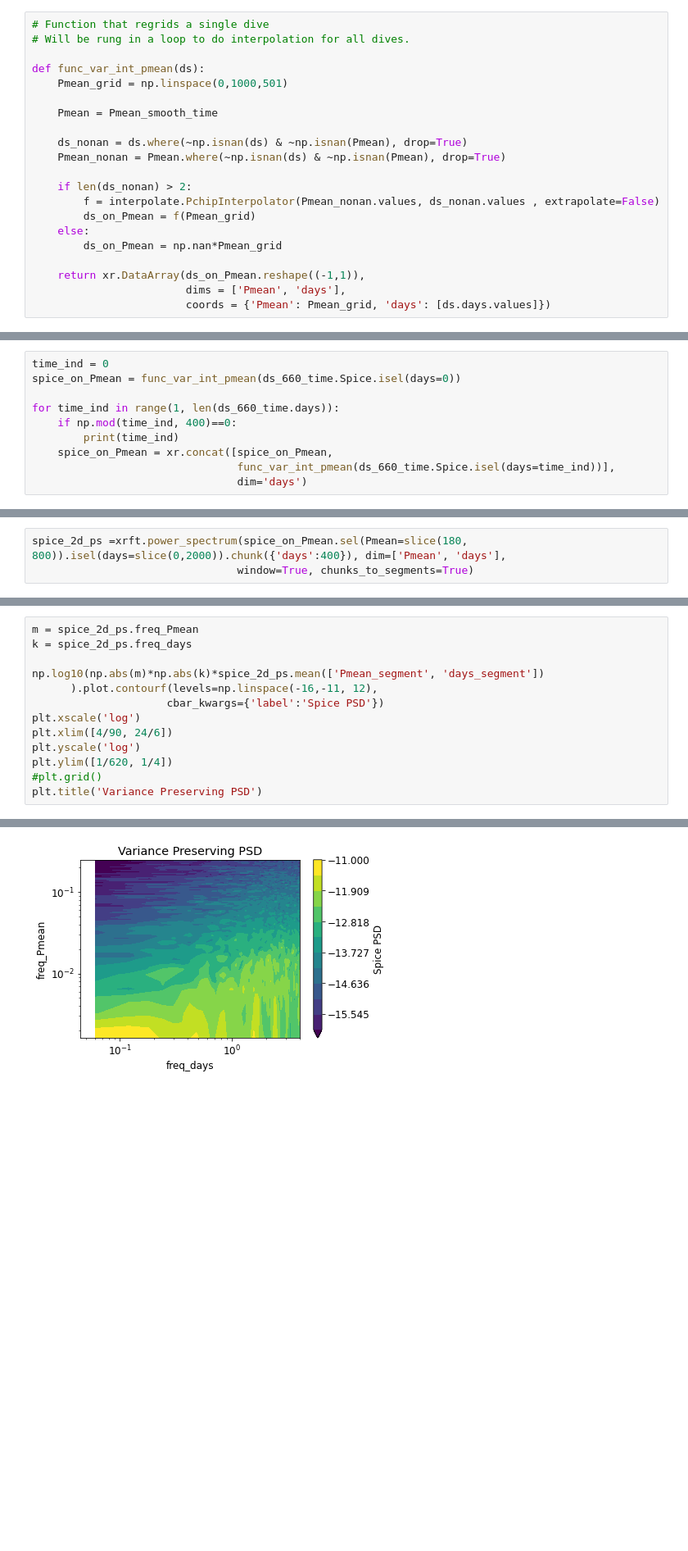
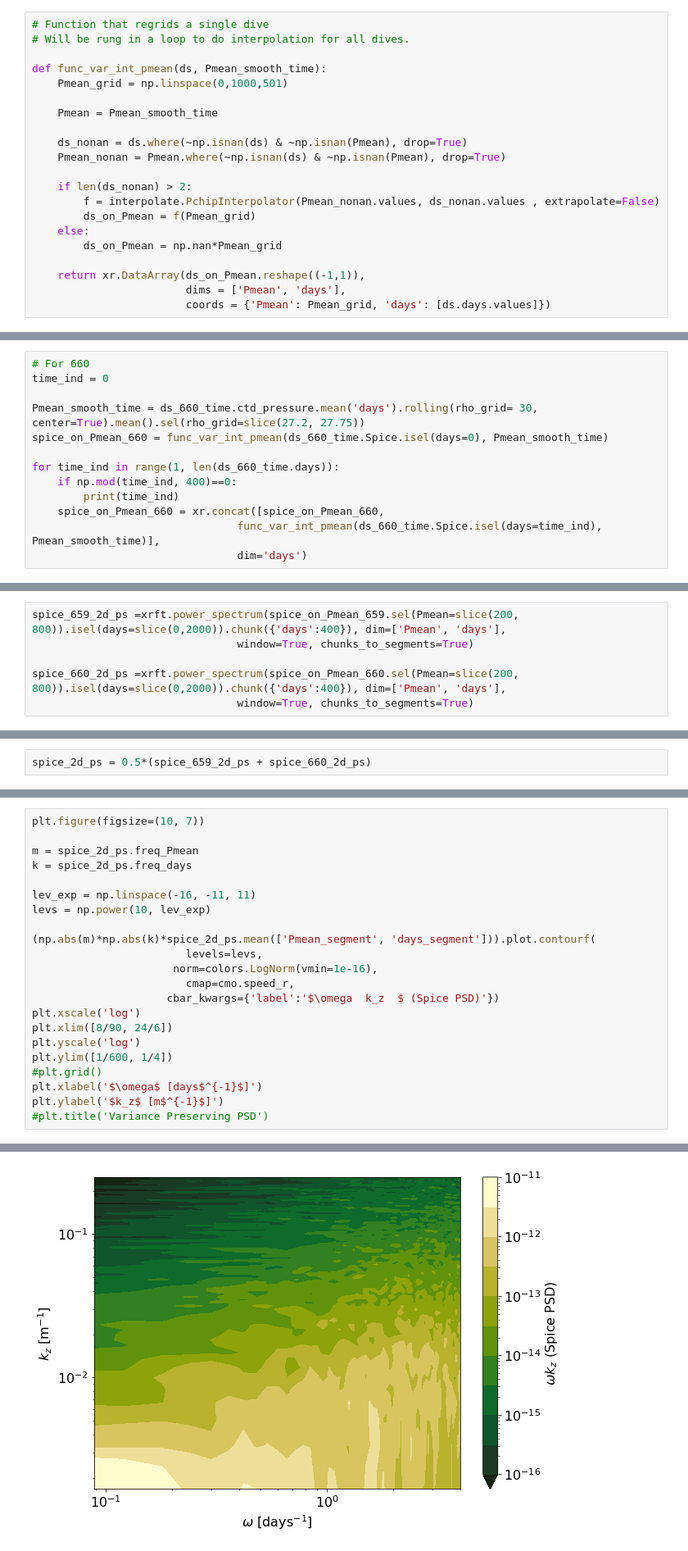
Before and after one commit to dhruvbalwada/sogos, a Jupyter notebook: notebooks/notebooks_variability_paper/2D_spectra.ipynb, the cells around one changed output, grey strips where cells are left out. Shown at 82% size. Saved outputs shown, nothing was run; the diff lists cells and outputs as text; blank space fills up the shorter version.

```diff
--- a/notebooks/notebooks_variability_paper/2D_spectra.ipynb
+++ b/notebooks/notebooks_variability_paper/2D_spectra.ipynb
@@ -114,7 +160,7 @@ plt.legend()
 # Function that regrids a single dive
 # Will be rung in a loop to do interpolation for all dives.
 
-def func_var_int_pmean(ds):
+def func_var_int_pmean(ds, Pmean_smooth_time):
     Pmean_grid = np.linspace(0,1000,501)
 
     Pmean = Pmean_smooth_time
@@ -138,12 +199,15 @@ def func_var_int_pmean(ds):
 # %%
+# For 660
 time_ind = 0
-spice_on_Pmean = func_var_int_pmean(ds_660_time.Spice.isel(days=0))
+
+Pmean_smooth_time = ds_660_time.ctd_pressure.mean('days').rolling(rho_grid= 30, center=True).mean().sel(rho_grid=slice(27.2, 27.75))
+spice_on_Pmean_660 = func_var_int_pmean(ds_660_time.Spice.isel(days=0), Pmean_smooth_time)
 
 for time_ind in range(1, len(ds_660_time.days)):
     if np.mod(time_ind, 400)==0:
         print(time_ind)
-    spice_on_Pmean = xr.concat([spice_on_Pmean,
-                                func_var_int_pmean(ds_660_time.Spice.isel(days=time_ind))],
+    spice_on_Pmean_660 = xr.concat([spice_on_Pmean_660,
+                                func_var_int_pmean(ds_660_time.Spice.isel(days=time_ind), Pmean_smooth_time)],
                                 dim='days')
 # %% [output]
 400
@@ -209,3 +242,6 @@ Attributes: (0)
 # %%
-spice_2d_ps =xrft.power_spectrum(spice_on_Pmean.sel(Pmean=slice(180, 800)).isel(days=slice(0,2000)).chunk({'days':400}), dim=['Pmean', 'days'],
+spice_659_2d_ps =xrft.power_spectrum(spice_on_Pmean_659.sel(Pmean=slice(200, 800)).isel(days=slice(0,2000)).chunk({'days':400}), dim=['Pmean', 'days'],
                                 window=True, chunks_to_segments=True)
+
+spice_660_2d_ps =xrft.power_spectrum(spice_on_Pmean_660.sel(Pmean=slice(200, 800)).isel(days=slice(0,2000)).chunk({'days':400}), dim=['Pmean', 'days'],
+                                window=True, chunks_to_segments=True)
@@ -252,0 +271,2 @@ plt.ylim([1/620, 1/4])
+# %%
+spice_2d_ps = 0.5*(spice_659_2d_ps + spice_660_2d_ps)
@@ -253,14 +275,23 @@ plt.ylim([1/620, 1/4])
 # %%
+plt.figure(figsize=(10, 7))
+
 m = spice_2d_ps.freq_Pmean
 k = spice_2d_ps.freq_days
 
-np.log10(np.abs(m)*np.abs(k)*spice_2d_ps.mean(['Pmean_segment', 'days_segment'])
-      ).plot.contourf(levels=np.linspace(-16,-11, 12),
-                     cbar_kwargs={'label':'Spice PSD'})
+lev_exp = np.linspace(-16, -11, 11)
+levs = np.power(10, lev_exp)
+
+(np.abs(m)*np.abs(k)*spice_2d_ps.mean(['Pmean_segment', 'days_segment'])).plot.contourf(
+                        levels=levs,
+                      norm=colors.LogNorm(vmin=1e-16),
+                        cmap=cmo.speed_r,
+                     cbar_kwargs={'label':'$\omega  k_z  $ (Spice PSD)'})
 plt.xscale('log')
-plt.xlim([4/90, 24/6])
+plt.xlim([8/90, 24/6])
 plt.yscale('log')
-plt.ylim([1/620, 1/4])
+plt.ylim([1/600, 1/4])
 #plt.grid()
-plt.title('Variance Preserving PSD')
+plt.xlabel('$\omega$ [days$^{-1}$]')
+plt.ylabel('$k_z$ [m$^{-1}$]')
+#plt.title('Variance Preserving PSD')
 # %% [output]
@@ -268 +299 @@ Text(0.5, 1.0, 'Variance Preserving PSD')
-[figure, old version]
+[figure, new version]
```
Also changed, not shown: parts of 37 cells of this notebook.
